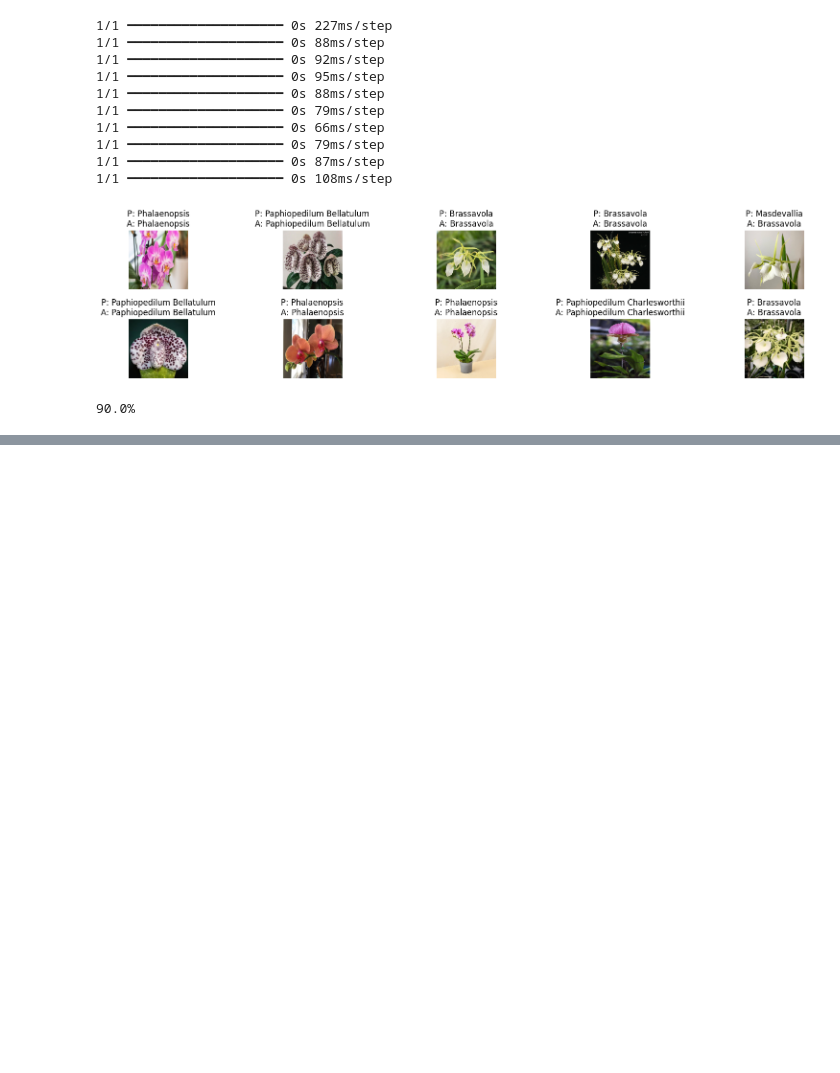
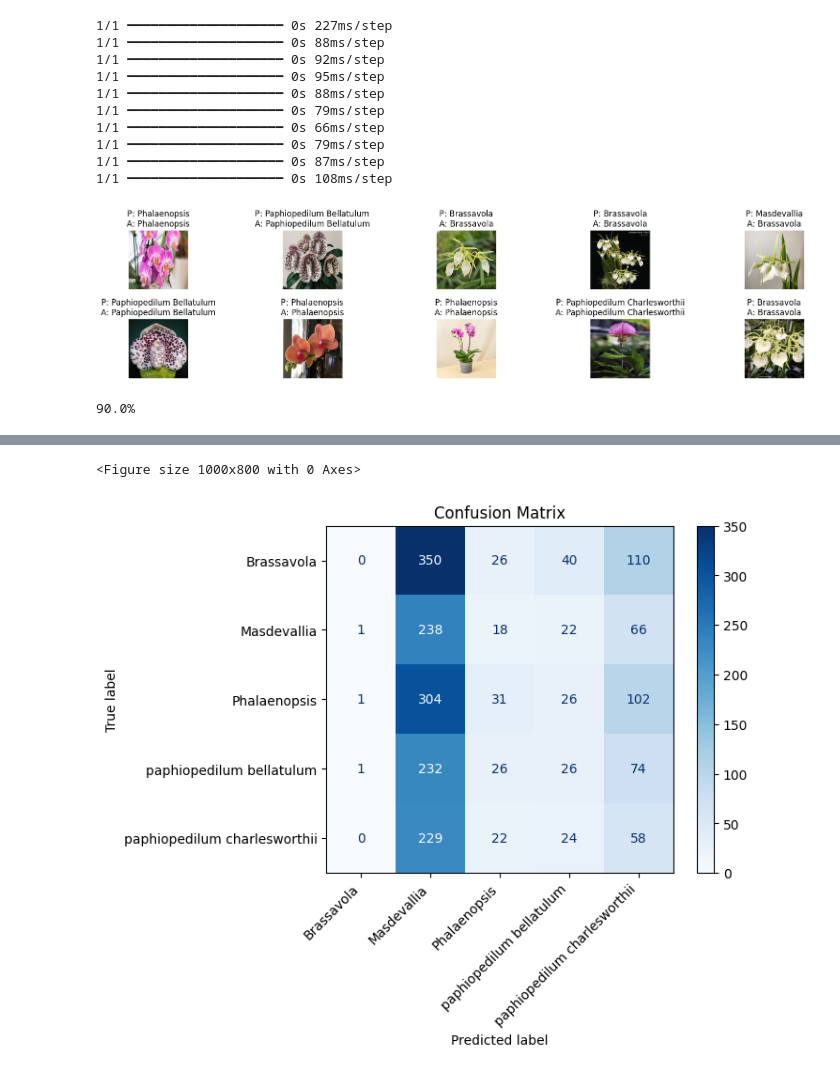
Before and after one commit to ProgrammingPleb/ISB46703-Project, a Jupyter notebook: Group-10-Project.ipynb, the cells around one changed output, grey strips where cells are left out. Saved outputs shown, nothing was run; the diff lists cells and outputs as text; code cells hidden in the pictures; blank space fills up the shorter version.

Commit message:
Include Data visual & analyst section

```diff
--- a/Group-10-Project.ipynb
+++ b/Group-10-Project.ipynb
@@ -265,0 +267,20 @@ print(f"{(count/10) * 100}%")
+# %%
+from sklearn.metrics import confusion_matrix, ConfusionMatrixDisplay
+import numpy as np
+import matplotlib.pyplot as plt
+
+y_true = validation_data.classes
+y_pred = model.predict(validation_data)
+y_pred_classes = np.argmax(y_pred, axis=1)
+
+# Create confusion matrix
+cm = confusion_matrix(y_true, y_pred_classes)
+
+# Plot confusion matrix
+disp = ConfusionMatrixDisplay(confusion_matrix=cm, display_labels=validation_data.class_indices.keys())
+plt.figure(figsize=(10, 8))  # Adjust the size as needed
+disp.plot(cmap=plt.cm.Blues)
+plt.xticks(rotation=45, ha='right')
+plt.title('Confusion Matrix')
+plt.show()
+# %% [output]
@@ -265,0 +288,2 @@ print(f"{(count/10) * 100}%")
+<Figure size 1000x800 with 0 Axes>
+[figure, added]
```
Also changed, not shown: parts of 5 cells of this notebook.
